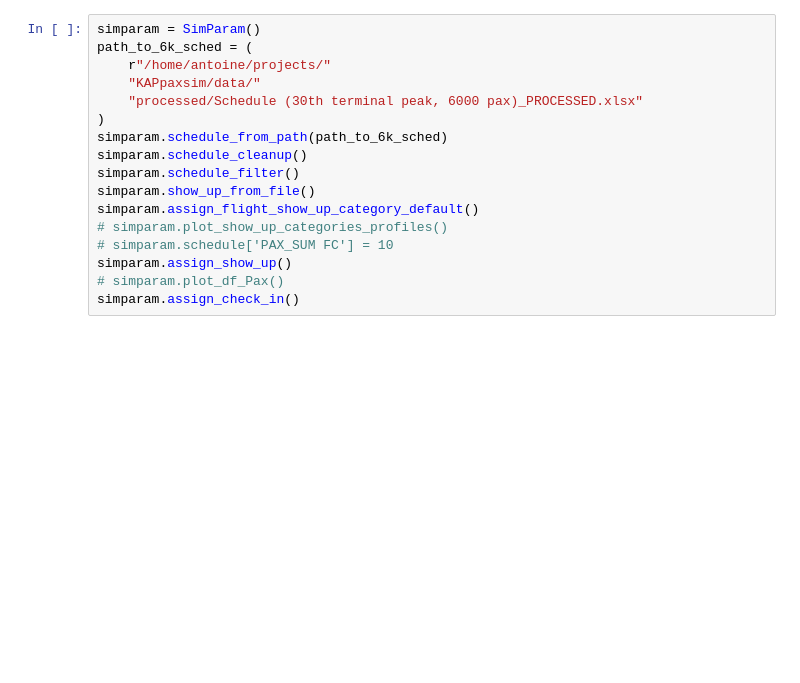
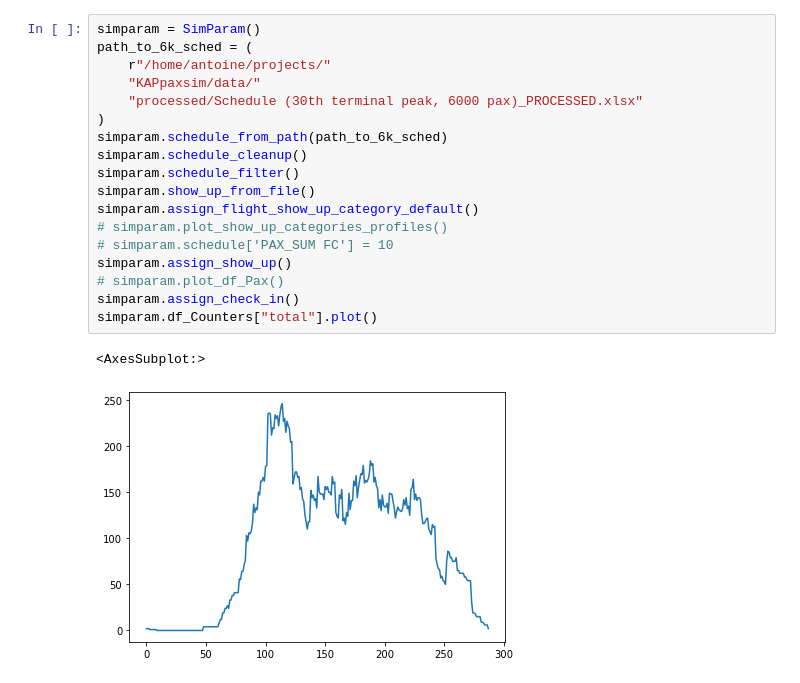
Before and after one commit to AntoineGlacet/KAPpaxsim, a Jupyter notebook: notebooks/stripped/antoine_4F-6k.ipynb, the cells around one changed output. Cells and saved outputs as stored; diff of their text form; blank space fills up the shorter version.

```diff
--- a/notebooks/stripped/antoine_4F-6k.ipynb
+++ b/notebooks/stripped/antoine_4F-6k.ipynb
@@ -13,18 +17,22 @@ import seaborn as sns
 # %%
 simparam = SimParam()
 path_to_6k_sched = (
     r"/home/antoine/projects/"
     "KAPpaxsim/data/"
     "processed/Schedule (30th terminal peak, 6000 pax)_PROCESSED.xlsx"
 )
 simparam.schedule_from_path(path_to_6k_sched)
 simparam.schedule_cleanup()
 simparam.schedule_filter()
 simparam.show_up_from_file()
 simparam.assign_flight_show_up_category_default()
 # simparam.plot_show_up_categories_profiles()
 # simparam.schedule['PAX_SUM FC'] = 10
 simparam.assign_show_up()
 # simparam.plot_df_Pax()
 simparam.assign_check_in()
+simparam.df_Counters["total"].plot()
+# %% [output]
+<AxesSubplot:>
+[figure, added]
 # %%
```
Also changed, not shown: parts of 16 cells of this notebook, 2 other files.
